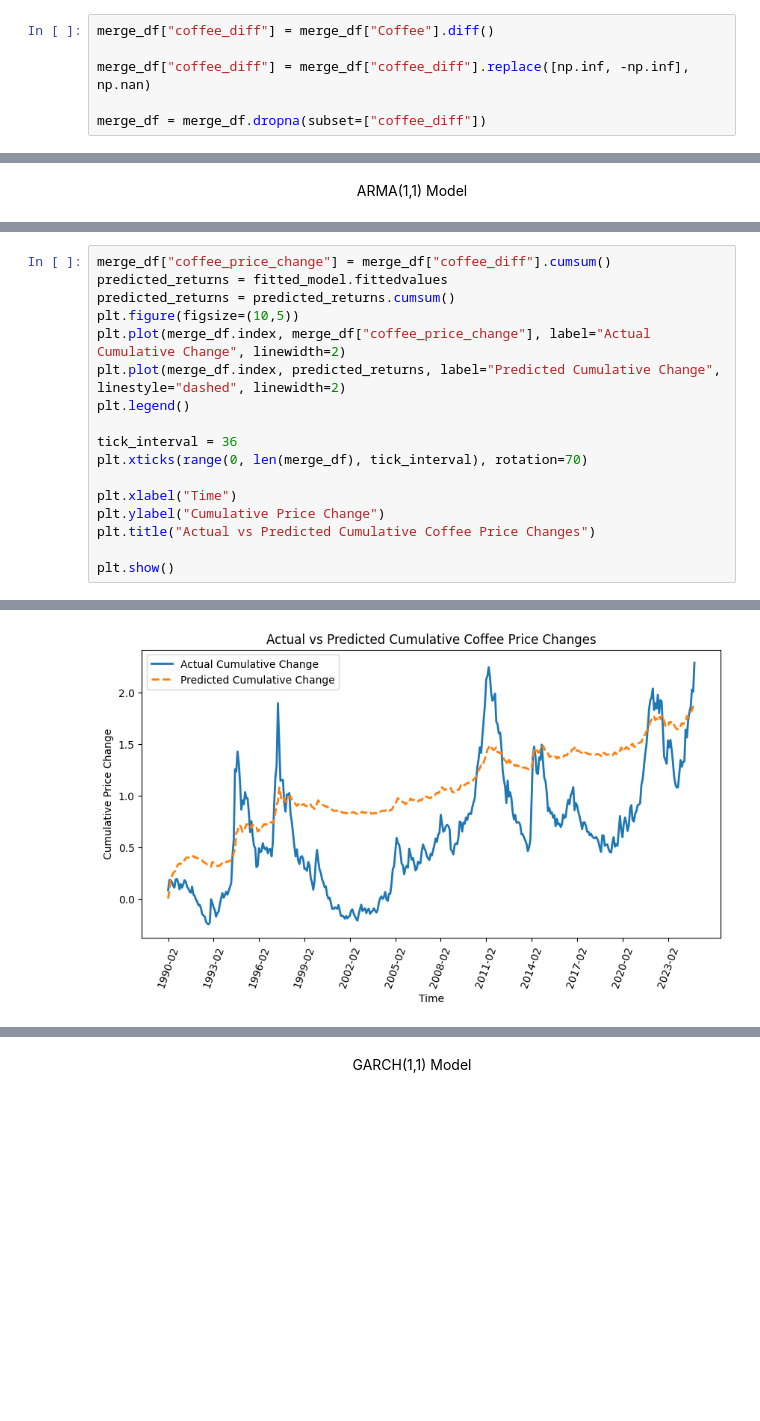
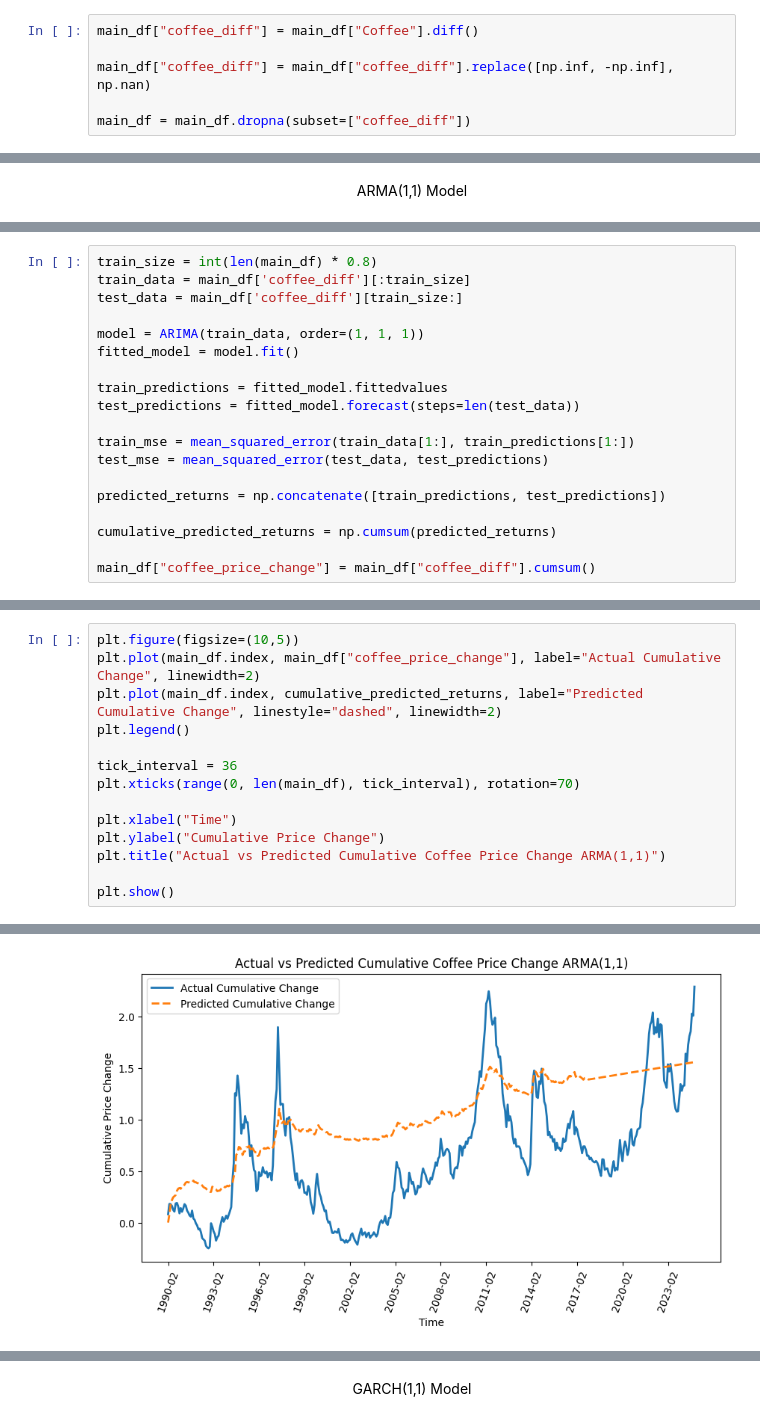
Before and after one commit to NicolasMSalas/eco395m_ml_coffee_trees, a Jupyter notebook: code/arima.ipynb, the cells around one changed output, grey strips where cells are left out. Drawn from its saved outputs; the diff is of its cells as text; blank space fills up the shorter version.

```diff
--- a/code/arima.ipynb
+++ b/code/arima.ipynb
@@ -128,9 +40,9 @@ print(f"P-Value: {result[1]}")
 ADF Statistic: -1.7881037924831735
 P-Value: 0.3863836197218491
 # %%
-merge_df["coffee_diff"] = merge_df["Coffee"].diff()
+main_df["coffee_diff"] = main_df["Coffee"].diff()
 
-merge_df["coffee_diff"] = merge_df["coffee_diff"].replace([np.inf, -np.inf], np.nan)
+main_df["coffee_diff"] = main_df["coffee_diff"].replace([np.inf, -np.inf], np.nan)
 
-merge_df = merge_df.dropna(subset=["coffee_diff"])
+main_df = main_df.dropna(subset=["coffee_diff"])
 # %%
@@ -180,0 +71,19 @@ Warnings:
+# %%
+train_size = int(len(main_df) * 0.8)
+train_data = main_df['coffee_diff'][:train_size]
+test_data = main_df['coffee_diff'][train_size:]
+
+model = ARIMA(train_data, order=(1, 1, 1))
+fitted_model = model.fit()
+
+train_predictions = fitted_model.fittedvalues
+test_predictions = fitted_model.forecast(steps=len(test_data))
+
+train_mse = mean_squared_error(train_data[1:], train_predictions[1:])
+test_mse = mean_squared_error(test_data, test_predictions)
+
+predicted_returns = np.concatenate([train_predictions, test_predictions])
+
+cumulative_predicted_returns = np.cumsum(predicted_returns)
+
+main_df["coffee_price_change"] = main_df["coffee_diff"].cumsum()
@@ -181,18 +96,15 @@ Warnings:
 # %%
-merge_df["coffee_price_change"] = merge_df["coffee_diff"].cumsum()
-predicted_returns = fitted_model.fittedvalues
-predicted_returns = predicted_returns.cumsum()
 plt.figure(figsize=(10,5))
-plt.plot(merge_df.index, merge_df["coffee_price_change"], label="Actual Cumulative Change", linewidth=2)
-plt.plot(merge_df.index, predicted_returns, label="Predicted Cumulative Change", linestyle="dashed", linewidth=2)
+plt.plot(main_df.index, main_df["coffee_price_change"], label="Actual Cumulative Change", linewidth=2)
+plt.plot(main_df.index, cumulative_predicted_returns, label="Predicted Cumulative Change", linestyle="dashed", linewidth=2)
 plt.legend()
 
 tick_interval = 36
-plt.xticks(range(0, len(merge_df), tick_interval), rotation=70)
+plt.xticks(range(0, len(main_df), tick_interval), rotation=70)
 
 plt.xlabel("Time")
 plt.ylabel("Cumulative Price Change")
-plt.title("Actual vs Predicted Cumulative Coffee Price Changes")
+plt.title("Actual vs Predicted Cumulative Coffee Price Change ARMA(1,1)")
 
 plt.show()
 # %% [output]
@@ -204 +111 @@ See the caveats in the documentation: https://pandas.pydata.org/pandas-docs/stab
-[figure, old version]
+[figure, new version]
```
Also changed, not shown: parts of 33 cells of this notebook.
